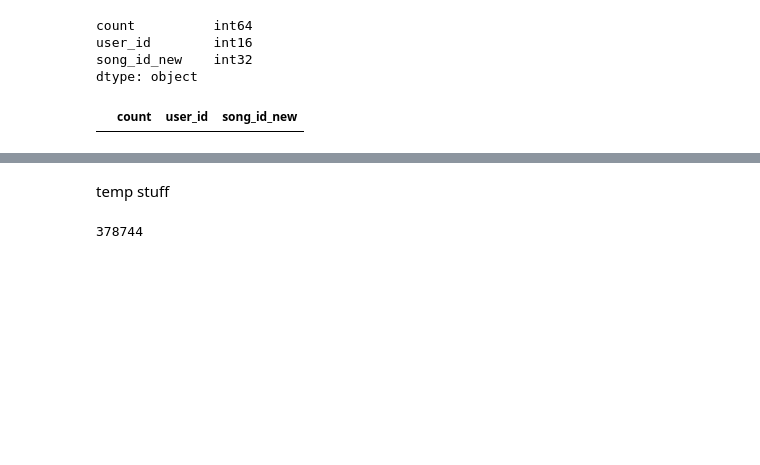
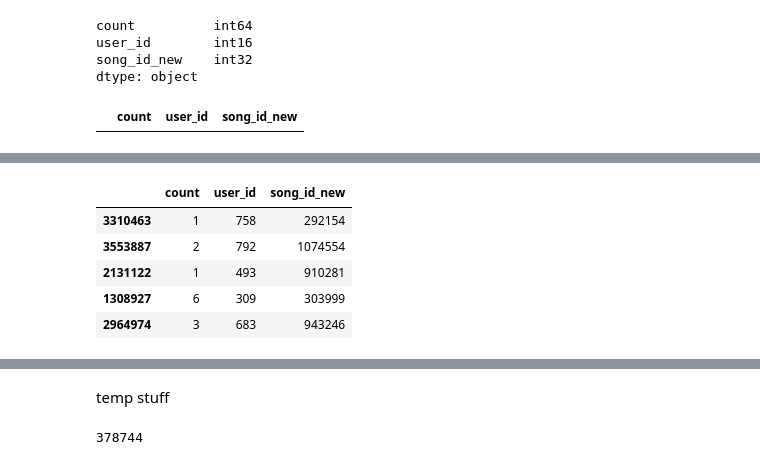
Before and after one commit to hemangbehl/Time-Aware-Music-Recommedation-System-Lastfm, a Jupyter notebook: ALS_1.ipynb, the cells around one changed output, grey strips where cells are left out. Drawn from its saved outputs; the diff is of its cells as text; code cells hidden in the pictures; blank space fills up the shorter version.

```diff
--- a/ALS_1.ipynb
+++ b/ALS_1.ipynb
@@ -246,0 +267,12 @@ len(user_song_df)
+# %%
+train_data, test_data = \
+            train_test_split( user_song_df, test_size=0.33, random_state=42)
+# %%
+train_data.head()
+# %% [output]
+|  | count | user_id | song_id_new |
+| 3310463 | 1 | 758 | 292154 |
+| 3553887 | 2 | 792 | 1074554 |
+| 2131122 | 1 | 493 | 910281 |
+| 1308927 | 6 | 309 | 303999 |
+| 2964974 | 3 | 683 | 943246 |
```
Also changed, not shown: parts of 27 cells of this notebook.
